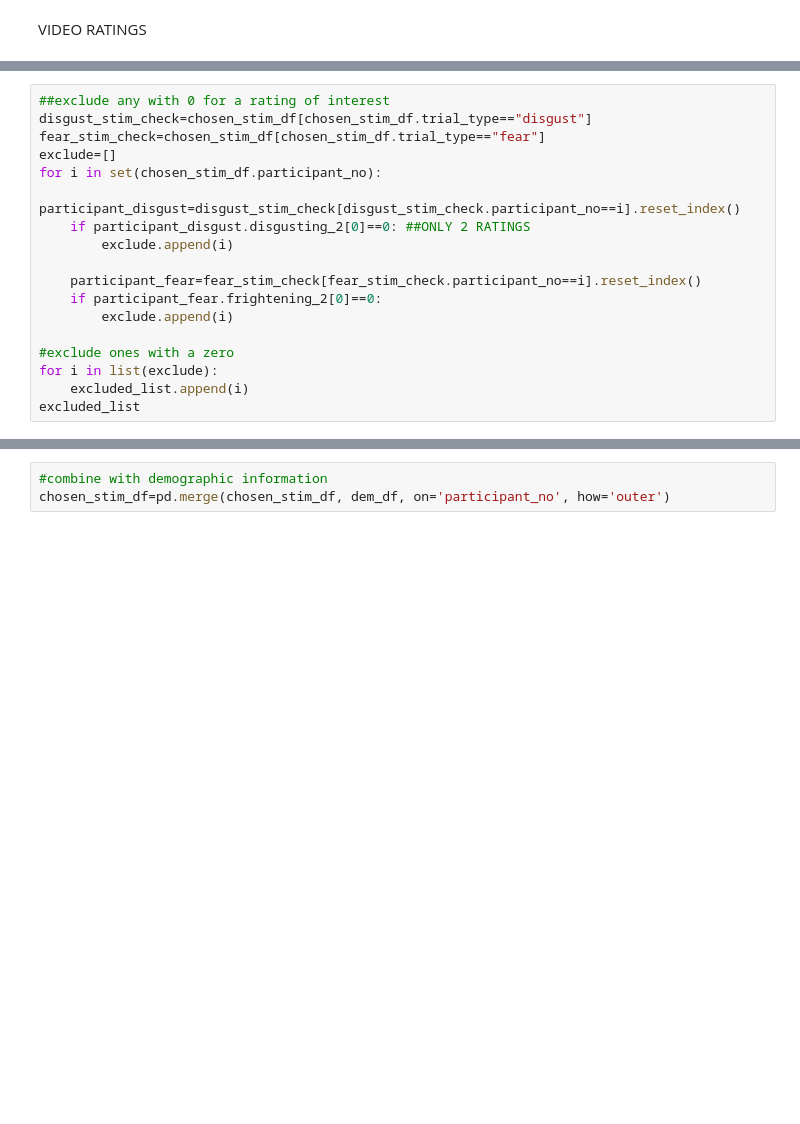
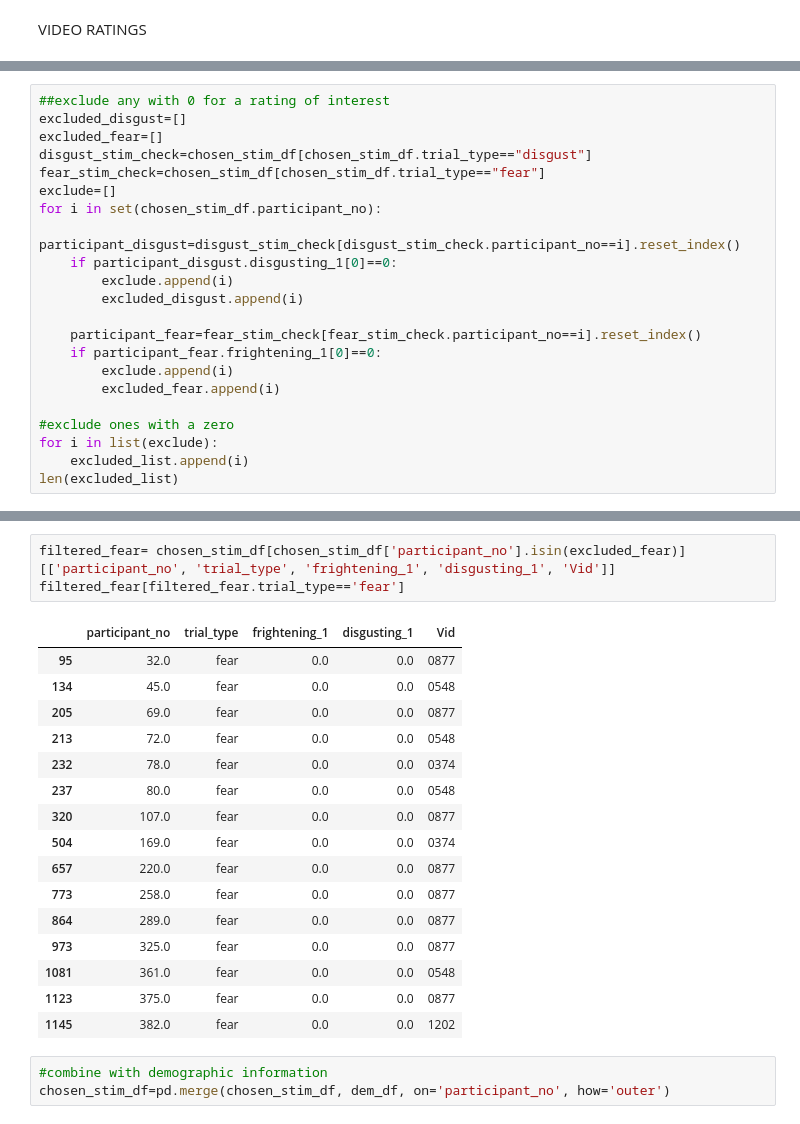
Before and after one commit to emilybagley/disgust_reversal_learning-stage2, a Jupyter notebook: 0_data_cleaning.ipynb, the cells around one changed output, grey strips where cells are left out. Drawn from its saved outputs; the diff is of its cells as text; blank space fills up the shorter version.

Commit message:
Added 'excluded_disgust' and 'excluded_fear' dataframes
Allows us to track which participants were excluded due to rating 0 for fear or disgust for their 'chosen' fear/disgust video

```diff
--- a/0_data_cleaning.ipynb
+++ b/0_data_cleaning.ipynb
@@ -192,19 +190,23 @@ chosen_stim_df=pd.concat([chosen_stim_df, points_rating_df])
 chosen_stim_df=chosen_stim_df.fillna(0).sort_values(by='participant_no').reset_index().drop('index',axis=1)#
 # %%
 ##exclude any with 0 for a rating of interest
+excluded_disgust=[]
+excluded_fear=[]
 disgust_stim_check=chosen_stim_df[chosen_stim_df.trial_type=="disgust"]
 fear_stim_check=chosen_stim_df[chosen_stim_df.trial_type=="fear"]
 exclude=[]
 for i in set(chosen_stim_df.participant_no):
     participant_disgust=disgust_stim_check[disgust_stim_check.participant_no==i].reset_index()
-    if participant_disgust.disgusting_2[0]==0: ##ONLY 2 RATINGS
+    if participant_disgust.disgusting_1[0]==0:
         exclude.append(i)
+        excluded_disgust.append(i)
 
     participant_fear=fear_stim_check[fear_stim_check.participant_no==i].reset_index()
-    if participant_fear.frightening_2[0]==0:
+    if participant_fear.frightening_1[0]==0:
         exclude.append(i)
+        excluded_fear.append(i)
 
 #exclude ones with a zero
 for i in list(exclude):
     excluded_list.append(i)
-excluded_list
+len(excluded_list)
@@ -211,3 +238,23 @@ excluded_list
+# %%
+filtered_fear= chosen_stim_df[chosen_stim_df['participant_no'].isin(excluded_fear)][['participant_no', 'trial_type', 'frightening_1', 'disgusting_1', 'Vid']]
+filtered_fear[filtered_fear.trial_type=='fear']
+# %% [output]
+|  | participant_no | trial_type | frightening_1 | disgusting_1 | Vid |
+| 95 | 32.0 | fear | 0.0 | 0.0 | 0877 |
+| 134 | 45.0 | fear | 0.0 | 0.0 | 0548 |
+| 205 | 69.0 | fear | 0.0 | 0.0 | 0877 |
+| 213 | 72.0 | fear | 0.0 | 0.0 | 0548 |
+| 232 | 78.0 | fear | 0.0 | 0.0 | 0374 |
+| 237 | 80.0 | fear | 0.0 | 0.0 | 0548 |
+| 320 | 107.0 | fear | 0.0 | 0.0 | 0877 |
+| 504 | 169.0 | fear | 0.0 | 0.0 | 0374 |
+| 657 | 220.0 | fear | 0.0 | 0.0 | 0877 |
+| 773 | 258.0 | fear | 0.0 | 0.0 | 0877 |
+| 864 | 289.0 | fear | 0.0 | 0.0 | 0877 |
+| 973 | 325.0 | fear | 0.0 | 0.0 | 0877 |
+| 1081 | 361.0 | fear | 0.0 | 0.0 | 0548 |
+| 1123 | 375.0 | fear | 0.0 | 0.0 | 0877 |
+| 1145 | 382.0 | fear | 0.0 | 0.0 | 1202 |
 # %%
 #combine with demographic information
 chosen_stim_df=pd.merge(chosen_stim_df, dem_df, on='participant_no', how='outer')
```
Also changed, not shown: parts of 3 cells of this notebook.
